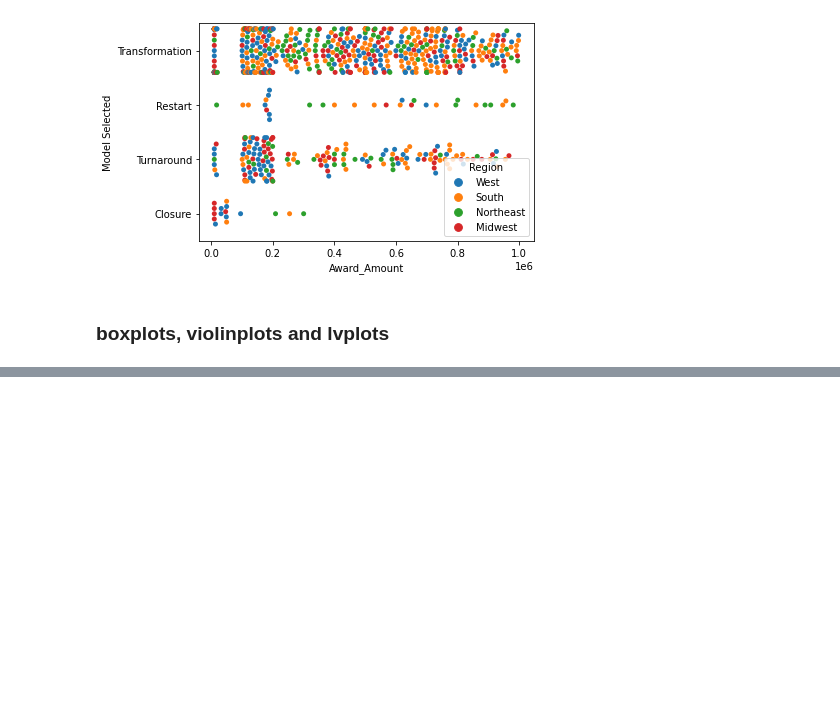
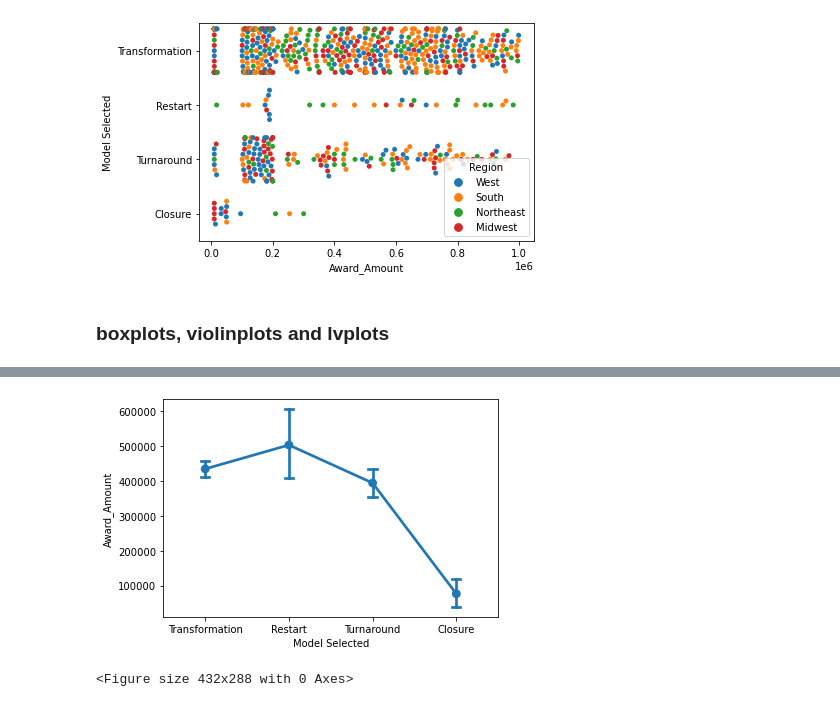
Before and after one commit to harrystaley/DataCamp, a Jupyter notebook: courses/Intermediate Data Visualization with Seaborn/3 Additional Plot Types.ipynb, the cells around one changed output, grey strips where cells are left out. Cells and saved outputs as stored; diff of their text form; code cells hidden in the pictures; blank space fills up the shorter version.

```diff
--- a/courses/Intermediate Data Visualization with Seaborn/3 Additional Plot Types.ipynb
+++ b/courses/Intermediate Data Visualization with Seaborn/3 Additional Plot Types.ipynb
@@ -40,0 +89,12 @@ plt.show()
+# %%
+# Create a pointplot and include the capsize in order to show caps on the error bars
+sns.pointplot(data=df,
+         y='Award_Amount',
+         x='Model Selected',
+         capsize=.1)
+
+plt.show()
+plt.clf()
+# %% [output]
+[figure, added]
+<Figure size 432x288 with 0 Axes>
```
Also changed, not shown: parts of 26 cells of this notebook, 41 other files.
